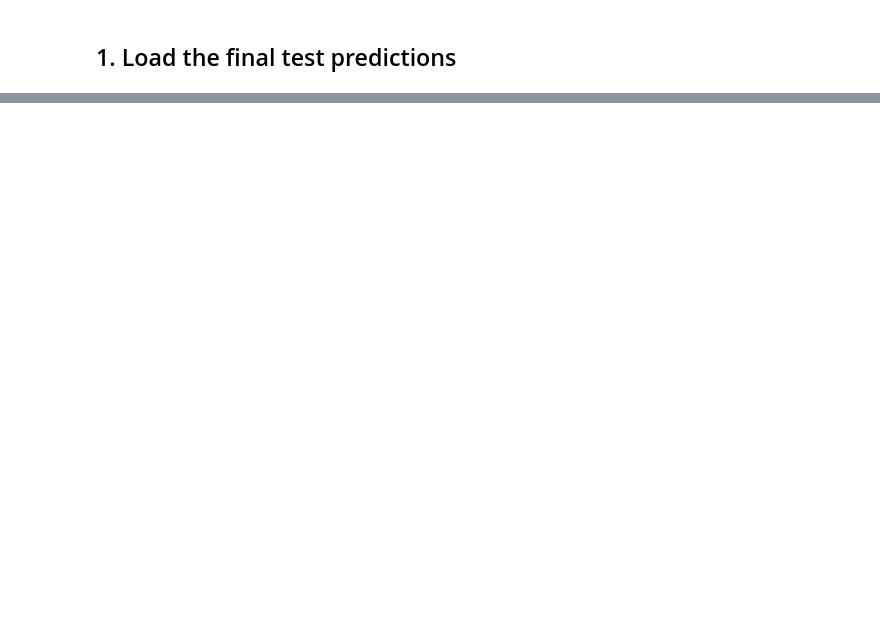
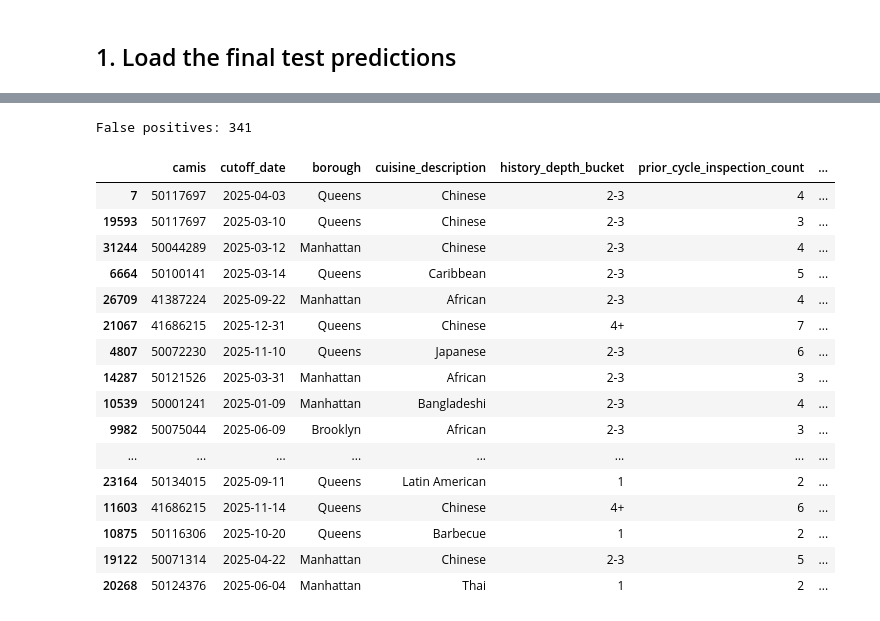
Before and after one commit to souro26/restaurant-inspection-prioritization, a Jupyter notebook: notebooks/04_error_analysis_and_policy_evaluation.ipynb, the cells around one changed output, grey strips where cells are left out. Saved outputs shown, nothing was run; the diff lists cells and outputs as text; code cells hidden in the pictures; blank space fills up the shorter version.

```diff
--- a/notebooks/04_error_analysis_and_policy_evaluation.ipynb
+++ b/notebooks/04_error_analysis_and_policy_evaluation.ipynb
@@ -72,0 +125,17 @@ ModuleNotFoundError: No module named 'restaurant_risk.modeling.dataset'
+# %%
+X_test = get_feature_matrix(test_df)
+y_test = get_target_vector(test_df)
+
+test_logistic_scores = model.predict_proba(X_test)[:, 1]
+
+test_calibrated_scores = (
+    calibrator.predict_positive_probability(
+        model=model,
+        data_to_score=test_df,
+    ).to_numpy()
+)
+
+print("X_test:", X_test.shape)
+print("y_test:", y_test.shape)
+print("Raw scores:", test_logistic_scores.shape)
+print("Calibrated scores:", test_calibrated_scores.shape)
@@ -72,0 +265,42 @@ ModuleNotFoundError: No module named 'restaurant_risk.modeling.dataset'
+# %%
+false_positives = (
+    error_df[error_df["error_type"] == "False Positive"]
+    .sort_values("calibrated_probability", ascending=False)
+)
+
+print("False positives:", len(false_positives))
+
+display(
+    false_positives[
+        [
+            "camis",
+            "cutoff_date",
+            "borough",
+            "cuisine_description",
+            "history_depth_bucket",
+            "prior_cycle_inspection_count",
+            "prior_critical_inspection_rate",
+            "prior_high_severity_inspection_rate",
+            "calibrated_probability",
+        ]
+    ].head(20)
+)
+# %% [output]
+False positives: 341
+|  | camis | cutoff_date | borough | cuisine_description | history_depth_bucket | prior_cycle_inspection_count | ... |
+| 7 | 50117697 | 2025-04-03 | Queens | Chinese | 2-3 | 4 | ... |
+| 19593 | 50117697 | 2025-03-10 | Queens | Chinese | 2-3 | 3 | ... |
+| 31244 | 50044289 | 2025-03-12 | Manhattan | Chinese | 2-3 | 4 | ... |
+| 6664 | 50100141 | 2025-03-14 | Queens | Caribbean | 2-3 | 5 | ... |
+| 26709 | 41387224 | 2025-09-22 | Manhattan | African | 2-3 | 4 | ... |
+| 21067 | 41686215 | 2025-12-31 | Queens | Chinese | 4+ | 7 | ... |
+| 4807 | 50072230 | 2025-11-10 | Queens | Japanese | 2-3 | 6 | ... |
+| 14287 | 50121526 | 2025-03-31 | Manhattan | African | 2-3 | 3 | ... |
+| 10539 | 50001241 | 2025-01-09 | Manhattan | Bangladeshi | 2-3 | 4 | ... |
+| 9982 | 50075044 | 2025-06-09 | Brooklyn | African | 2-3 | 3 | ... |
+| ... | ... | ... | ... | ... | ... | ... | ... |
+| 23164 | 50134015 | 2025-09-11 | Queens | Latin American | 1 | 2 | ... |
+| 11603 | 41686215 | 2025-11-14 | Queens | Chinese | 4+ | 6 | ... |
+| 10875 | 50116306 | 2025-10-20 | Queens | Barbecue | 1 | 2 | ... |
+| 19122 | 50071314 | 2025-04-22 | Manhattan | Chinese | 2-3 | 5 | ... |
+| 20268 | 50124376 | 2025-06-04 | Manhattan | Thai | 1 | 2 | ... |
```
Also changed, not shown: parts of 26 cells of this notebook.
